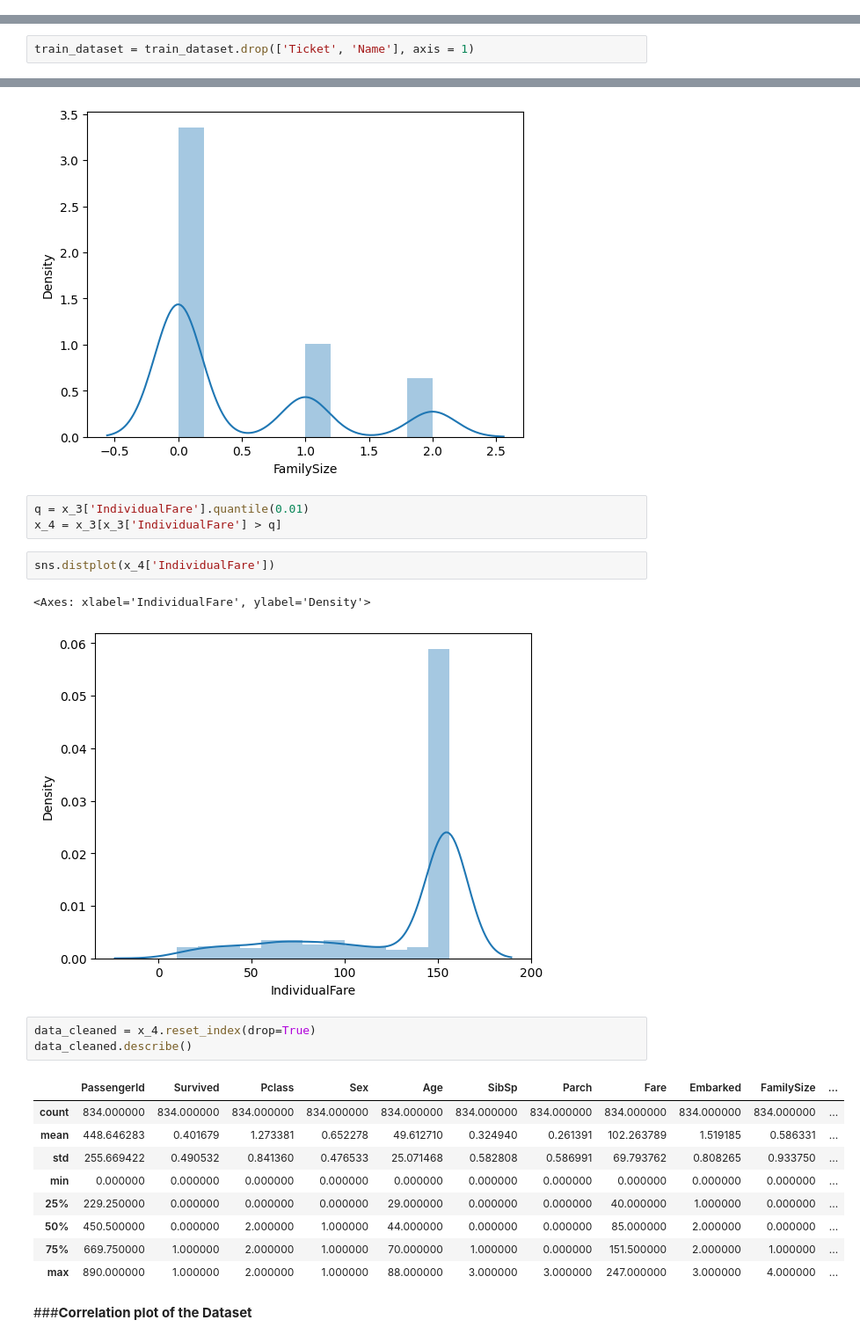
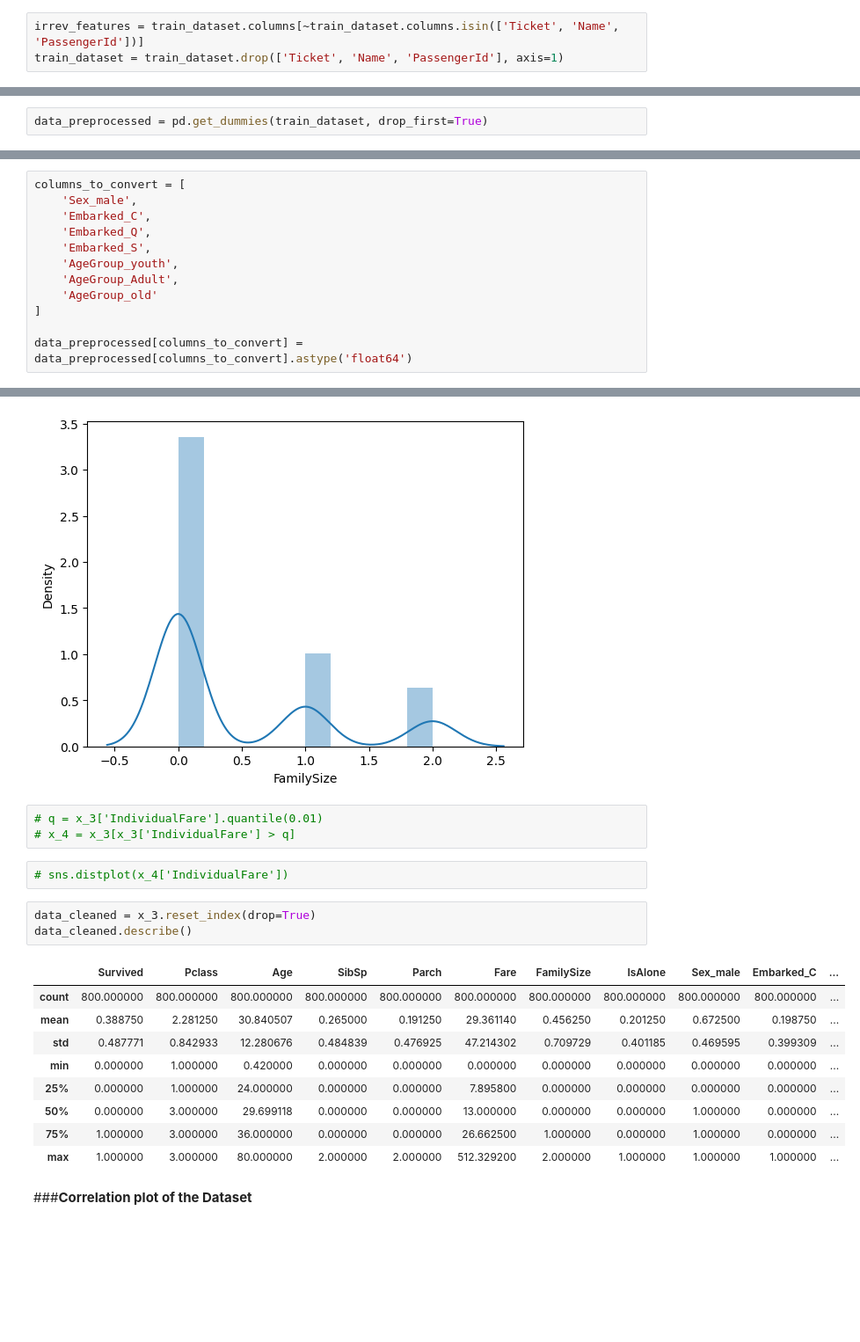
Before and after one commit to RaveEx12/InternCareer, a Jupyter notebook: titanic/Titanic_classification.ipynb, the cells around one changed output, grey strips where cells are left out. Shown at 88% size. Saved outputs shown, nothing was run; the diff lists cells and outputs as text; blank space fills up the shorter version.

```diff
--- a/titanic/Titanic_classification.ipynb
+++ b/titanic/Titanic_classification.ipynb
@@ -207,3 +220,6 @@ train_dataset['IndividualFare'] = train_dataset['Fare'] / train_dataset['FamilyS
+# %%
+irrev_features = train_dataset.columns[~train_dataset.columns.isin(['Ticket', 'Name', 'PassengerId'])]
+train_dataset = train_dataset.drop(['Ticket', 'Name', 'PassengerId'], axis=1)
 # %%
 train_dataset.columns
 # %% [output]
@@ -216,2 +228,0 @@ Index(['PassengerId', 'Survived', 'Pclass', 'Name', 'Sex', 'Age', 'SibSp',
-# %%
-train_dataset = train_dataset.drop(['Ticket', 'Name'], axis = 1)
@@ -235,0 +229,2 @@ print(data_preprocessed.head())
+# %%
+data_preprocessed = pd.get_dummies(train_dataset, drop_first=True)
@@ -244,3 +314,15 @@ Index(['PassengerId', 'Survived', 'Pclass', 'Sex', 'Age', 'SibSp', 'Parch',
+# %%
+columns_to_convert = [
+    'Sex_male',
+    'Embarked_C',
+    'Embarked_Q',
+    'Embarked_S',
+    'AgeGroup_youth',
+    'AgeGroup_Adult',
+    'AgeGroup_old'
+]
+
+data_preprocessed[columns_to_convert] = data_preprocessed[columns_to_convert].astype('float64')
 # %%
 #covering cleaned data to CSV
 data_preprocessed.to_csv('TitanicDataPreprocessed')
@@ -311,26 +393,23 @@ sns.distplot(x_3['FamilySize'])
 <Axes: xlabel='FamilySize', ylabel='Density'>
 [figure]
 # %%
-q = x_3['IndividualFare'].quantile(0.01)
-x_4 = x_3[x_3['IndividualFare'] > q]
+# q = x_3['IndividualFare'].quantile(0.01)
+# x_4 = x_3[x_3['IndividualFare'] > q]
 # %%
-sns.distplot(x_4['IndividualFare'])
+# sns.distplot(x_4['IndividualFare'])
-# %% [output]
-<Axes: xlabel='IndividualFare', ylabel='Density'>
-[figure, removed]
 # %%
-data_cleaned = x_4.reset_index(drop=True)
+data_cleaned = x_3.reset_index(drop=True)
 data_cleaned.describe()
 # %% [output]
-|  | PassengerId | Survived | Pclass | Sex | Age | SibSp | Parch | Fare | Embarked | FamilySize | ... |
-| count | 834.000000 | 834.000000 | 834.000000 | 834.000000 | 834.000000 | 834.000000 | 834.000000 | 834.000000 | 834.000000 | 834.000000 | ... |
-| mean | 448.646283 | 0.401679 | 1.273381 | 0.652278 | 49.612710 | 0.324940 | 0.261391 | 102.263789 | 1.519185 | 0.586331 | ... |
-| std | 255.669422 | 0.490532 | 0.841360 | 0.476533 | 25.071468 | 0.582808 | 0.586991 | 69.793762 | 0.808265 | 0.933750 | ... |
-| min | 0.000000 | 0.000000 | 0.000000 | 0.000000 | 0.000000 | 0.000000 | 0.000000 | 0.000000 | 0.000000 | 0.000000 | ... |
-| 25% | 229.250000 | 0.000000 | 0.000000 | 0.000000 | 29.000000 | 0.000000 | 0.000000 | 40.000000 | 1.000000 | 0.000000 | ... |
-| 50% | 450.500000 | 0.000000 | 2.000000 | 1.000000 | 44.000000 | 0.000000 | 0.000000 | 85.000000 | 2.000000 | 0.000000 | ... |
-| 75% | 669.750000 | 1.000000 | 2.000000 | 1.000000 | 70.000000 | 1.000000 | 0.000000 | 151.500000 | 2.000000 | 1.000000 | ... |
-| max | 890.000000 | 1.000000 | 2.000000 | 1.000000 | 88.000000 | 3.000000 | 3.000000 | 247.000000 | 3.000000 | 4.000000 | ... |
+|  | Survived | Pclass | Age | SibSp | Parch | Fare | FamilySize | IsAlone | Sex_male | Embarked_C | ... |
+| count | 800.000000 | 800.000000 | 800.000000 | 800.000000 | 800.000000 | 800.000000 | 800.000000 | 800.000000 | 800.000000 | 800.000000 | ... |
+| mean | 0.388750 | 2.281250 | 30.840507 | 0.265000 | 0.191250 | 29.361140 | 0.456250 | 0.201250 | 0.672500 | 0.198750 | ... |
+| std | 0.487771 | 0.842933 | 12.280676 | 0.484839 | 0.476925 | 47.214302 | 0.709729 | 0.401185 | 0.469595 | 0.399309 | ... |
+| min | 0.000000 | 1.000000 | 0.420000 | 0.000000 | 0.000000 | 0.000000 | 0.000000 | 0.000000 | 0.000000 | 0.000000 | ... |
+| 25% | 0.000000 | 1.000000 | 24.000000 | 0.000000 | 0.000000 | 7.895800 | 0.000000 | 0.000000 | 0.000000 | 0.000000 | ... |
+| 50% | 0.000000 | 3.000000 | 29.699118 | 0.000000 | 0.000000 | 13.000000 | 0.000000 | 0.000000 | 1.000000 | 0.000000 | ... |
+| 75% | 1.000000 | 3.000000 | 36.000000 | 0.000000 | 0.000000 | 26.662500 | 1.000000 | 0.000000 | 1.000000 | 0.000000 | ... |
+| max | 1.000000 | 3.000000 | 80.000000 | 2.000000 | 2.000000 | 512.329200 | 2.000000 | 1.000000 | 1.000000 | 1.000000 | ... |
 # %% [markdown]
 ###**Correlation plot of the Dataset**
 # %%
```
Also changed, not shown: parts of 36 cells of this notebook.
